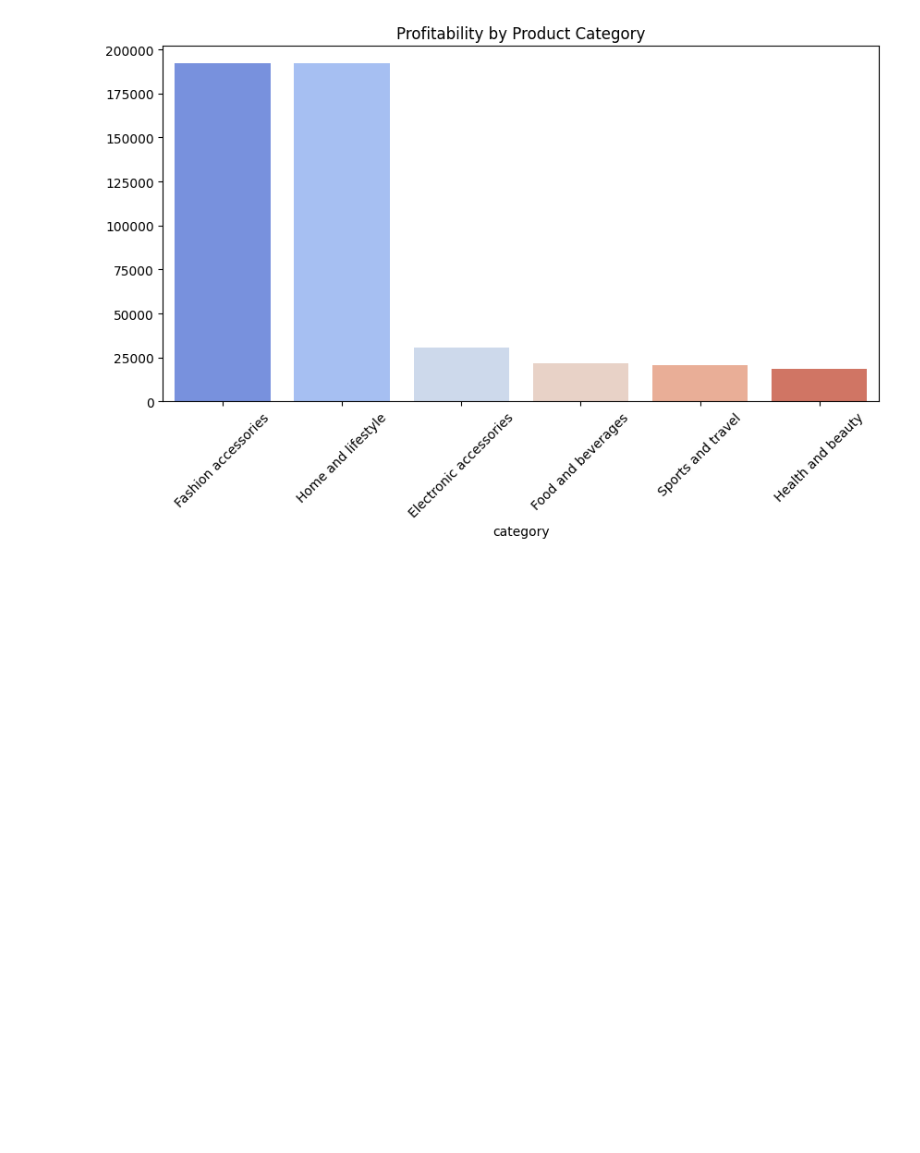
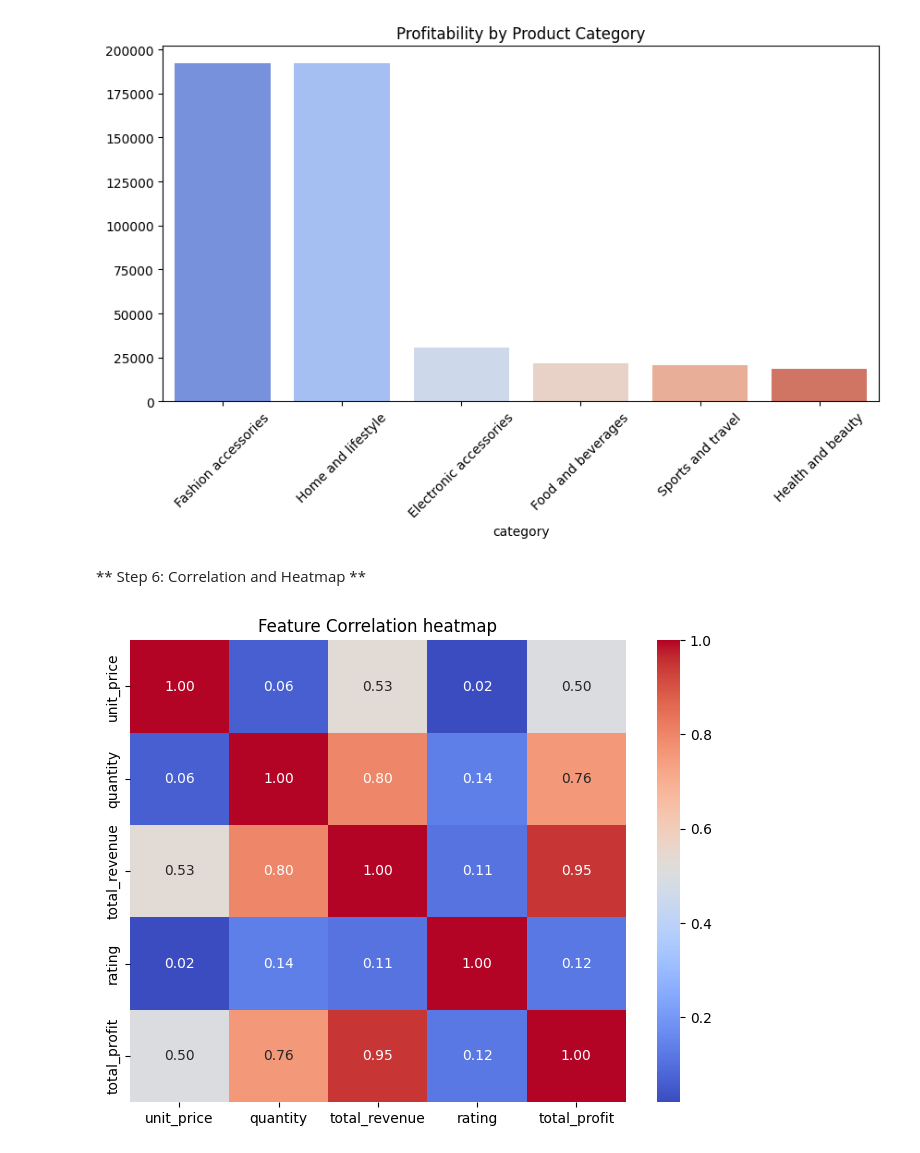
Before and after one commit to het0918/Walmart-Data-Analysis, a Jupyter notebook: main.ipynb, the cells around one changed output. Drawn from its saved outputs; the diff is of its cells as text; code cells hidden in the pictures; blank space fills up the shorter version.

```diff
--- a/main.ipynb
+++ b/main.ipynb
@@ -300,3 +300,16 @@ Passing `palette` without assigning `hue` is deprecated and will be removed in v
 
   sns.barplot(x=profitable_categories.index, y=profitable_categories.values, palette="coolwarm")
 [figure]
+# %% [markdown]
+** Step 6: Correlation and Heatmap **
+# %%
+# Compute Correlation Matrix
+correlation_matrix = df[['unit_price', 'quantity', 'total_revenue', 'rating', 'total_profit']].corr()
+
+# Heatmap
+plt.figure(figsize=(8,6))
+sns.heatmap(correlation_matrix, annot=True, cmap="coolwarm", fmt = ".2f")
+plt.title("Feature Correlation heatmap")
+plt.show()
+# %% [output]
+[figure, added]
```
